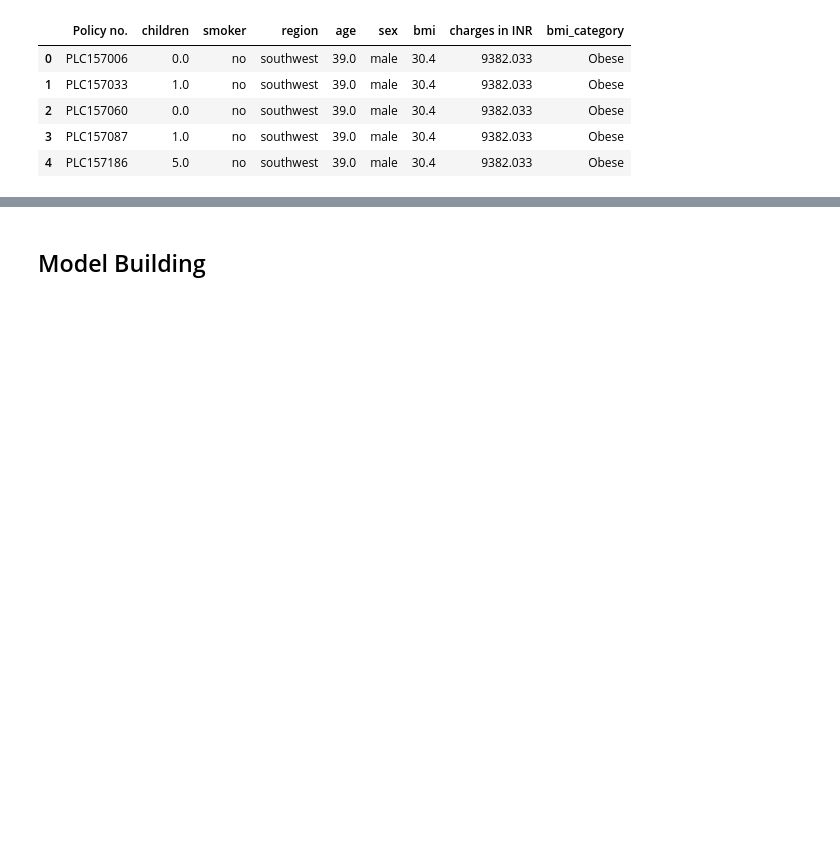
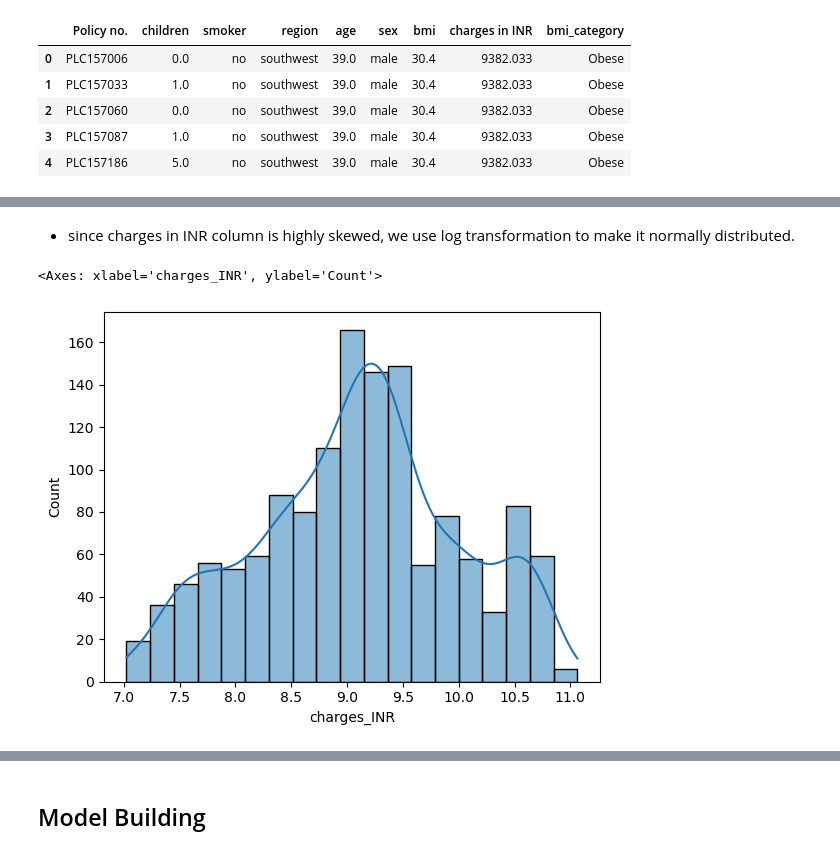
Before and after one commit to srinija0208/Medibuddy_assignment, a Jupyter notebook: research.ipynb, the cells around one changed output, grey strips where cells are left out. Saved outputs shown, nothing was run; the diff lists cells and outputs as text; code cells hidden in the pictures; blank space fills up the shorter version.

```diff
--- a/research.ipynb
+++ b/research.ipynb
@@ -408,0 +416,8 @@ data.tail()
+# %% [markdown]
+* since charges in INR column is highly skewed, we use log transformation to make it normally distributed.
+# %%
+data['charges_INR'] = np.log1p(data['charges in INR'])
+sns.histplot(data['charges_INR'], kde=True)
+# %% [output]
+<Axes: xlabel='charges_INR', ylabel='Count'>
+[figure, added]
```
Also changed, not shown: parts of 28 cells of this notebook.
